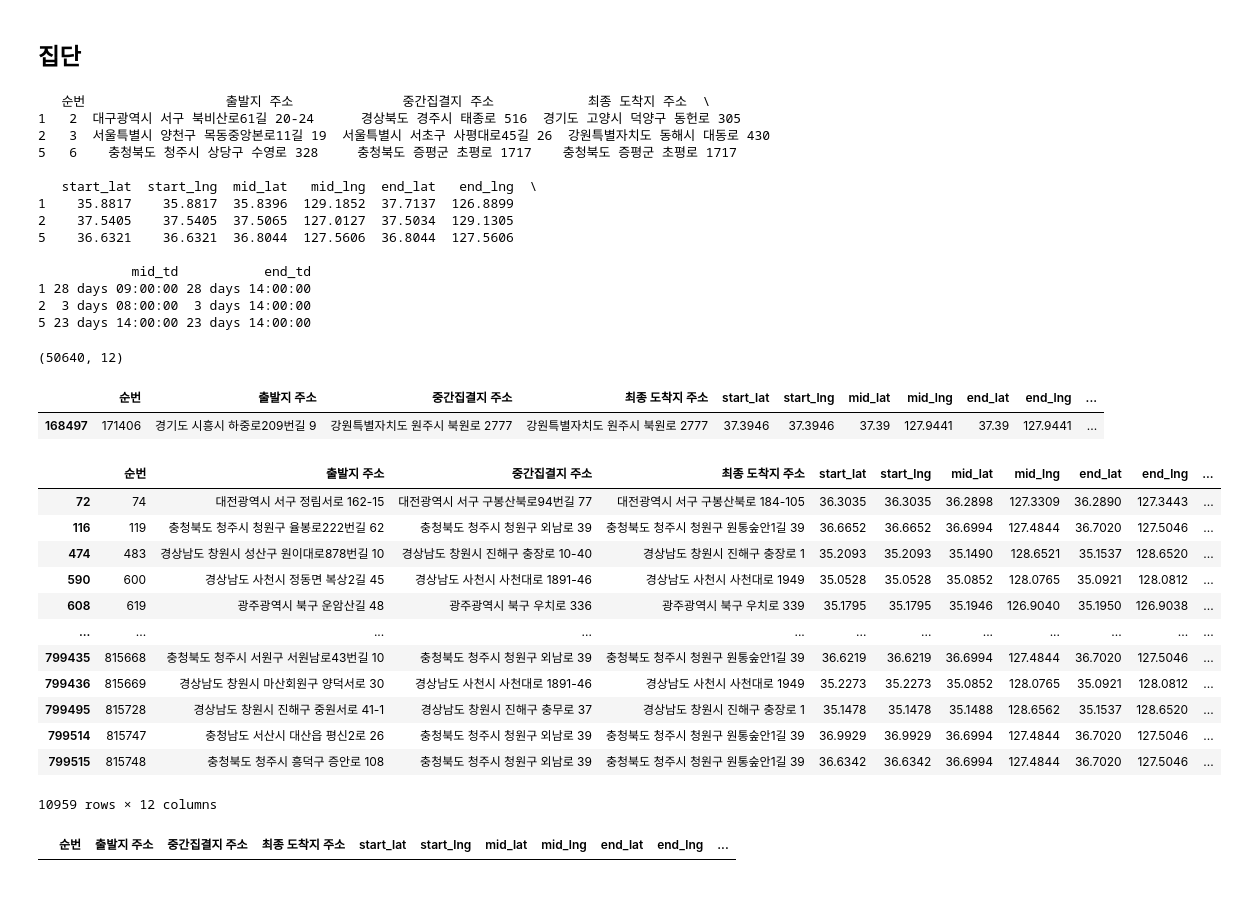
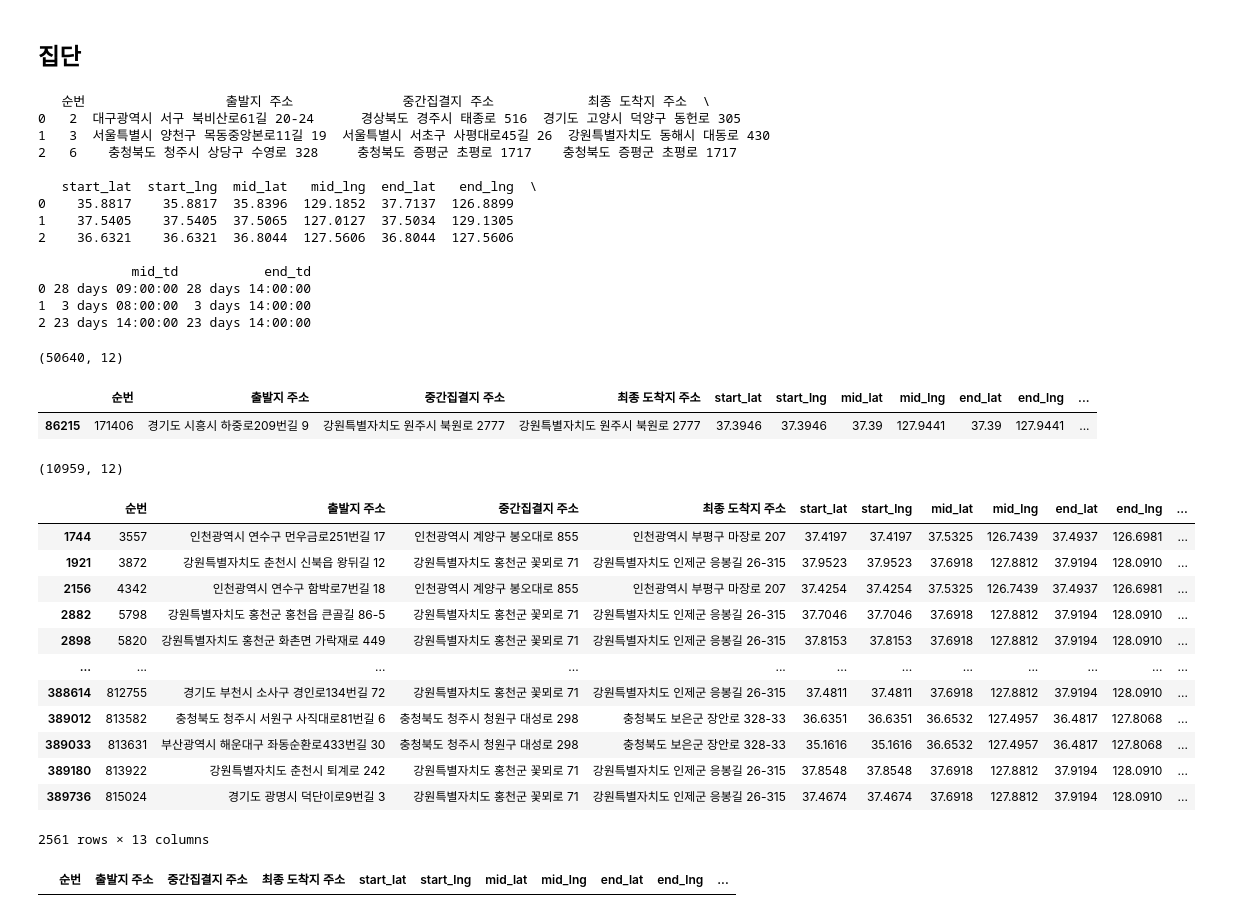
Before and after one commit to DSjayjang/Project, a Jupyter notebook: Crawling/EDA.ipynb, the cells around one changed output. Cells and saved outputs as stored; diff of their text form; code cells hidden in the pictures.

```diff
--- a/Crawling/EDA.ipynb
+++ b/Crawling/EDA.ipynb
@@ -129,30 +125,30 @@ end_group['Mday_end'] = end_group['Mday_end'].str.replace('0+', '').astype(int)
 end_group['Mhour_end'] = end_group['Mhour_end'].str.replace('시', '').astype(int)
 end_group['end_td'] = (pd.to_timedelta(end_group['Mday_end'], unit = 'D') + pd.to_timedelta(end_group['Mhour_end'], unit = 'h'))
 
-df_group = pd.concat([df_group, mid_group, end_group], axis = 1).drop(columns = ['중간집결 기한', '최종도착 기한', 'Mday_mid', 'Mhour_mid', 'Mday_end', 'Mhour_end'])
+df_group = pd.concat([df_group, mid_group, end_group], axis = 1).drop(columns = ['중간집결 기한', '최종도착 기한', 'Mday_mid', 'Mhour_mid', 'Mday_end', 'Mhour_end']).reset_index(drop = True)
 print(df_group.head(3))
 # %% [output]
    순번                  출발지 주소              중간집결지 주소            최종 도착지 주소  \
-1   2  대구광역시 서구 북비산로61길 20-24      경상북도 경주시 태종로 516  경기도 고양시 덕양구 동헌로 305
-2   3  서울특별시 양천구 목동중앙본로11길 19  서울특별시 서초구 사평대로45길 26  강원특별자치도 동해시 대동로 430
-5   6    충청북도 청주시 상당구 수영로 328     충청북도 증평군 초평로 1717    충청북도 증평군 초평로 1717
+0   2  대구광역시 서구 북비산로61길 20-24      경상북도 경주시 태종로 516  경기도 고양시 덕양구 동헌로 305
+1   3  서울특별시 양천구 목동중앙본로11길 19  서울특별시 서초구 사평대로45길 26  강원특별자치도 동해시 대동로 430
+2   6    충청북도 청주시 상당구 수영로 328     충청북도 증평군 초평로 1717    충청북도 증평군 초평로 1717
 
    start_lat  start_lng  mid_lat   mid_lng  end_lat   end_lng  \
-1    35.8817    35.8817  35.8396  129.1852  37.7137  126.8899
-2    37.5405    37.5405  37.5065  127.0127  37.5034  129.1305
-5    36.6321    36.6321  36.8044  127.5606  36.8044  127.5606
+0    35.8817    35.8817  35.8396  129.1852  37.7137  126.8899
+1    37.5405    37.5405  37.5065  127.0127  37.5034  129.1305
+2    36.6321    36.6321  36.8044  127.5606  36.8044  127.5606
 
             mid_td           end_td
-1 28 days 09:00:00 28 days 14:00:00
-2  3 days 08:00:00  3 days 14:00:00
-5 23 days 14:00:00 23 days 14:00:00
+0 28 days 09:00:00 28 days 14:00:00
+1  3 days 08:00:00  3 days 14:00:00
+2 23 days 14:00:00 23 days 14:00:00
 # %%
 # (집단) 중간 장소 = 최종 장소
 mask1 = (df_group['mid_lat'] == df_group['end_lat']) & (df_group['mid_lng'] == df_group['end_lng'])
 print(df_group[mask1].shape)
 # 50,640건
 
-#  (중간 장소 = 최종 장소) & (중간 시간 != 도착 시간)
+#  (중간 장소 = 최종 장소) & (중간 시간 != 최종 시간)
 mask2 = df_group['mid_td'] != df_group['end_td']
 mask3 = mask1 & mask2
 df_group[mask3]
@@ -160,44 +156,45 @@ df_group[mask3]
 # %% [output]
 (50640, 12)
 |  | 순번 | 출발지 주소 | 중간집결지 주소 | 최종 도착지 주소 | start_lat | start_lng | mid_lat | mid_lng | end_lat | end_lng | ... |
-| 168497 | 171406 | 경기도 시흥시 하중로209번길 9 | 강원특별자치도 원주시 북원로 2777 | 강원특별자치도 원주시 북원로 2777 | 37.3946 | 37.3946 | 37.39 | 127.9441 | 37.39 | 127.9441 | ... |
+| 86215 | 171406 | 경기도 시흥시 하중로209번길 9 | 강원특별자치도 원주시 북원로 2777 | 강원특별자치도 원주시 북원로 2777 | 37.3946 | 37.3946 | 37.39 | 127.9441 | 37.39 | 127.9441 | ... |
 # %%
-#(중간 장소 != 최종 장소) & (중간 시간 = 도착 시간)
+#(중간 장소 != 최종 장소) & (중간 시간 = 최종 시간)
 mask1 = (df_group['mid_lat'] != df_group['end_lat']) | (df_group['mid_lng'] != df_group['end_lng'])
 mask2 = df_group['mid_td'] == df_group['end_td']
 mask3 = mask1 & mask2
 
 df_temp = df_group.loc[mask3].copy()
-df_temp
-# 12,313건 존재
+print(df_temp.shape)
+# 10,959건 존재
+
 # 그렇다면 실제로 떨어진 거리는? 위경도로 거리 계산.
 # >> geopy 라이브러리 활용
-# from geopy.distance import geodesic
+from geopy.distance import geodesic
 
-# # 우선은 계산되는것만... (위경도 NA값이 있어서)
-# def distance(row):
-#     try:
-#         return geodesic((row['mid_lat'], row['mid_lng']), (row['end_lat'], row['end_lng'])).km
-#     except Exception:
-#         return np.nan
+def distance(row):
+    try:
+        return geodesic((row['mid_lat'], row['mid_lng']), (row['end_lat'], row['end_lng'])).km
+    except Exception:
+        return np.nan
 
-# df_temp['mid_to_end'] = df_temp.apply(distance, axis = 1)
+df_temp['mid_to_end'] = df_temp.apply(distance, axis = 1)
 
-# df_temp[df_temp[df_temp.notna()]['mid_to_end'] > 3]
-# # 가정: "1시간에 늦어도 3km를 걷는다고 하면, 3km 이상 떨어진 것은 데이터가 잘못된 것이다."
-# # 2562건 존재.
+df_temp[df_temp[df_temp.notna()]['mid_to_end'] > 3]
+# 가정: "1시간에 늦어도 3km를 걷는다고 하면, 3km 이상 떨어진 것은 데이터가 잘못된 것이다."
+# 2562건 존재.
 # %% [output]
+(10959, 12)
 |  | 순번 | 출발지 주소 | 중간집결지 주소 | 최종 도착지 주소 | start_lat | start_lng | mid_lat | mid_lng | end_lat | end_lng | ... |
-| 72 | 74 | 대전광역시 서구 정림서로 162-15 | 대전광역시 서구 구봉산북로94번길 77 | 대전광역시 서구 구봉산북로 184-105 | 36.3035 | 36.3035 | 36.2898 | 127.3309 | 36.2890 | 127.3443 | ... |
-| 116 | 119 | 충청북도 청주시 청원구 율봉로222번길 62 | 충청북도 청주시 청원구 외남로 39 | 충청북도 청주시 청원구 원통숲안1길 39 | 36.6652 | 36.6652 | 36.6994 | 127.4844 | 36.7020 | 127.5046 | ... |
-| 474 | 483 | 경상남도 창원시 성산구 원이대로878번길 10 | 경상남도 창원시 진해구 충장로 10-40 | 경상남도 창원시 진해구 충장로 1 | 35.2093 | 35.2093 | 35.1490 | 128.6521 | 35.1537 | 128.6520 | ... |
-| 590 | 600 | 경상남도 사천시 정동면 복상2길 45 | 경상남도 사천시 사천대로 1891-46 | 경상남도 사천시 사천대로 1949 | 35.0528 | 35.0528 | 35.0852 | 128.0765 | 35.0921 | 128.0812 | ... |
-| 608 | 619 | 광주광역시 북구 운암산길 48 | 광주광역시 북구 우치로 336 | 광주광역시 북구 우치로 339 | 35.1795 | 35.1795 | 35.1946 | 126.9040 | 35.1950 | 126.9038 | ... |
+| 1744 | 3557 | 인천광역시 연수구 먼우금로251번길 17 | 인천광역시 계양구 봉오대로 855 | 인천광역시 부평구 마장로 207 | 37.4197 | 37.4197 | 37.5325 | 126.7439 | 37.4937 | 126.6981 | ... |
+| 1921 | 3872 | 강원특별자치도 춘천시 신북읍 왕뒤길 12 | 강원특별자치도 홍천군 꽃뫼로 71 | 강원특별자치도 인제군 응봉길 26-315 | 37.9523 | 37.9523 | 37.6918 | 127.8812 | 37.9194 | 128.0910 | ... |
+| 2156 | 4342 | 인천광역시 연수구 함박로7번길 18 | 인천광역시 계양구 봉오대로 855 | 인천광역시 부평구 마장로 207 | 37.4254 | 37.4254 | 37.5325 | 126.7439 | 37.4937 | 126.6981 | ... |
+| 2882 | 5798 | 강원특별자치도 홍천군 홍천읍 큰골길 86-5 | 강원특별자치도 홍천군 꽃뫼로 71 | 강원특별자치도 인제군 응봉길 26-315 | 37.7046 | 37.7046 | 37.6918 | 127.8812 | 37.9194 | 128.0910 | ... |
+| 2898 | 5820 | 강원특별자치도 홍천군 화촌면 가락재로 449 | 강원특별자치도 홍천군 꽃뫼로 71 | 강원특별자치도 인제군 응봉길 26-315 | 37.8153 | 37.8153 | 37.6918 | 127.8812 | 37.9194 | 128.0910 | ... |
 | ... | ... | ... | ... | ... | ... | ... | ... | ... | ... | ... | ... |
-| 799435 | 815668 | 충청북도 청주시 서원구 서원남로43번길 10 | 충청북도 청주시 청원구 외남로 39 | 충청북도 청주시 청원구 원통숲안1길 39 | 36.6219 | 36.6219 | 36.6994 | 127.4844 | 36.7020 | 127.5046 | ... |
-| 799436 | 815669 | 경상남도 창원시 마산회원구 양덕서로 30 | 경상남도 사천시 사천대로 1891-46 | 경상남도 사천시 사천대로 1949 | 35.2273 | 35.2273 | 35.0852 | 128.0765 | 35.0921 | 128.0812 | ... |
-| 799495 | 815728 | 경상남도 창원시 진해구 중원서로 41-1 | 경상남도 창원시 진해구 충무로 37 | 경상남도 창원시 진해구 충장로 1 | 35.1478 | 35.1478 | 35.1488 | 128.6562 | 35.1537 | 128.6520 | ... |
-| 799514 | 815747 | 충청남도 서산시 대산읍 평신2로 26 | 충청북도 청주시 청원구 외남로 39 | 충청북도 청주시 청원구 원통숲안1길 39 | 36.9929 | 36.9929 | 36.6994 | 127.4844 | 36.7020 | 127.5046 | ... |
-| 799515 | 815748 | 충청북도 청주시 흥덕구 증안로 108 | 충청북도 청주시 청원구 외남로 39 | 충청북도 청주시 청원구 원통숲안1길 39 | 36.6342 | 36.6342 | 36.6994 | 127.4844 | 36.7020 | 127.5046 | ... |
+| 388614 | 812755 | 경기도 부천시 소사구 경인로134번길 72 | 강원특별자치도 홍천군 꽃뫼로 71 | 강원특별자치도 인제군 응봉길 26-315 | 37.4811 | 37.4811 | 37.6918 | 127.8812 | 37.9194 | 128.0910 | ... |
+| 389012 | 813582 | 충청북도 청주시 서원구 사직대로81번길 6 | 충청북도 청주시 청원구 대성로 298 | 충청북도 보은군 장안로 328-33 | 36.6351 | 36.6351 | 36.6532 | 127.4957 | 36.4817 | 127.8068 | ... |
+| 389033 | 813631 | 부산광역시 해운대구 좌동순환로433번길 30 | 충청북도 청주시 청원구 대성로 298 | 충청북도 보은군 장안로 328-33 | 35.1616 | 35.1616 | 36.6532 | 127.4957 | 36.4817 | 127.8068 | ... |
+| 389180 | 813922 | 강원특별자치도 춘천시 퇴계로 242 | 강원특별자치도 홍천군 꽃뫼로 71 | 강원특별자치도 인제군 응봉길 26-315 | 37.8548 | 37.8548 | 37.6918 | 127.8812 | 37.9194 | 128.0910 | ... |
+| 389736 | 815024 | 경기도 광명시 덕단이로9번길 3 | 강원특별자치도 홍천군 꽃뫼로 71 | 강원특별자치도 인제군 응봉길 26-315 | 37.4674 | 37.4674 | 37.6918 | 127.8812 | 37.9194 | 128.0910 | ... |
-10959 rows × 12 columns
+2561 rows × 13 columns
 # %%
```
Also changed, not shown: parts of 7 cells of this notebook.
